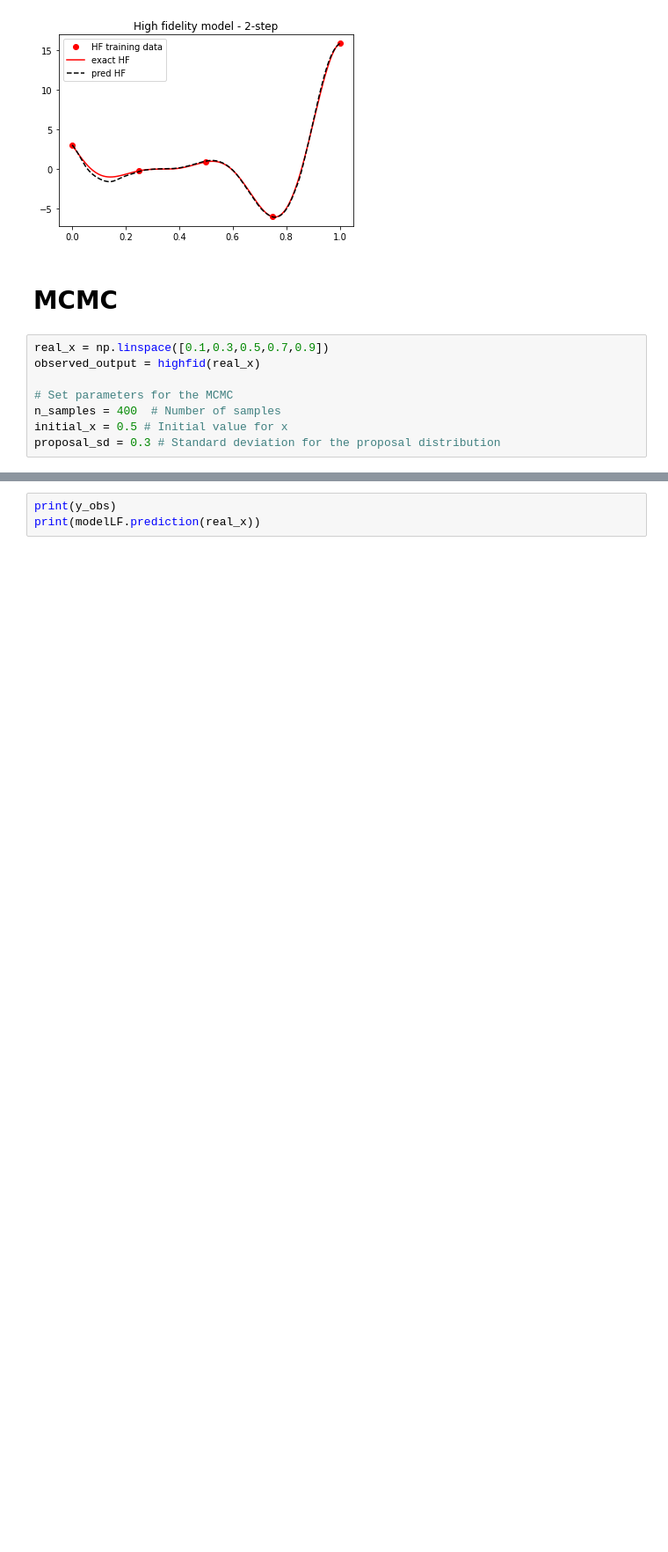
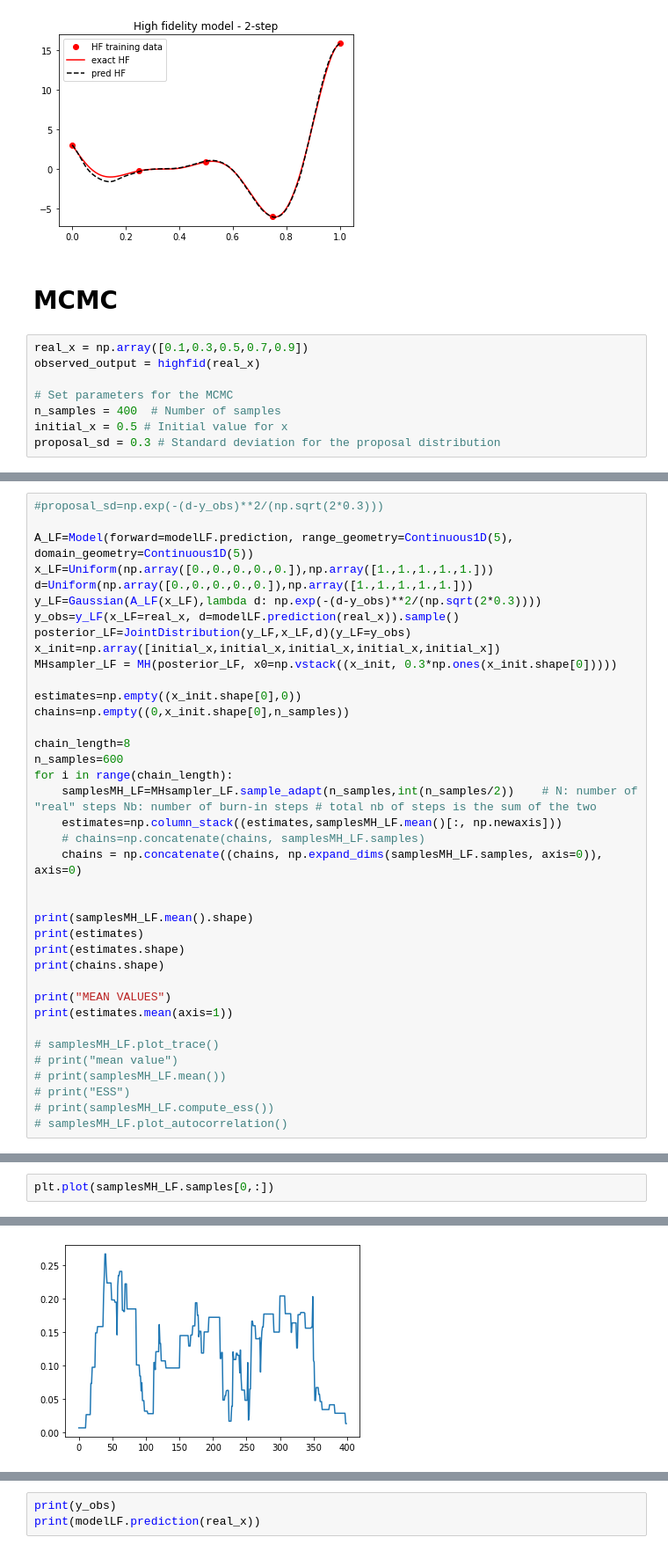
Before and after one commit to Jackmos/Multi-Fidelity-MCMC-methods, a Jupyter notebook: PACS_project2/1DBench_MCMC/Bench1D_2step_MCMC_definitivo.ipynb, the cells around one changed output, grey strips where cells are left out. Shown at 88% size. Cells and saved outputs as stored; diff of their text form; blank space fills up the shorter version.

```diff
--- a/PACS_project2/1DBench_MCMC/Bench1D_2step_MCMC_definitivo.ipynb
+++ b/PACS_project2/1DBench_MCMC/Bench1D_2step_MCMC_definitivo.ipynb
@@ -115,7 +117,7 @@ Text(0.5, 1.0, 'High fidelity model - 2-step')
 # %% [markdown]
 # MCMC
 # %%
-real_x = np.linspace([0.1,0.3,0.5,0.7,0.9])
+real_x = np.array([0.1,0.3,0.5,0.7,0.9])
 observed_output = highfid(real_x)
 
 # Set parameters for the MCMC
@@ -160,0 +181,38 @@ array([[<AxesSubplot:title={'center':'v0'}>,
+# %%
+#proposal_sd=np.exp(-(d-y_obs)**2/(np.sqrt(2*0.3)))
+
+A_LF=Model(forward=modelLF.prediction, range_geometry=Continuous1D(5), domain_geometry=Continuous1D(5))
+x_LF=Uniform(np.array([0.,0.,0.,0.,0.]),np.array([1.,1.,1.,1.,1.]))
+d=Uniform(np.array([0.,0.,0.,0.,0.]),np.array([1.,1.,1.,1.,1.]))
+y_LF=Gaussian(A_LF(x_LF),lambda d: np.exp(-(d-y_obs)**2/(np.sqrt(2*0.3))))
+y_obs=y_LF(x_LF=real_x, d=modelLF.prediction(real_x)).sample()
+posterior_LF=JointDistribution(y_LF,x_LF,d)(y_LF=y_obs)
+x_init=np.array([initial_x,initial_x,initial_x,initial_x,initial_x])
+MHsampler_LF = MH(posterior_LF, x0=np.vstack((x_init, 0.3*np.ones(x_init.shape[0]))))
+
+estimates=np.empty((x_init.shape[0],0))
+chains=np.empty((0,x_init.shape[0],n_samples))
+
+chain_length=8
+n_samples=600
+for i in range(chain_length):
+    samplesMH_LF=MHsampler_LF.sample_adapt(n_samples,int(n_samples/2))    # N: number of "real" steps Nb: number of burn-in steps # total nb of steps is the sum of the two
+    estimates=np.column_stack((estimates,samplesMH_LF.mean()[:, np.newaxis]))
+    # chains=np.concatenate(chains, samplesMH_LF.samples)
+    chains = np.concatenate((chains, np.expand_dims(samplesMH_LF.samples, axis=0)), axis=0)
+
+
+print(samplesMH_LF.mean().shape)
+print(estimates)
+print(estimates.shape)
+print(chains.shape)
+
+print("MEAN VALUES")
+print(estimates.mean(axis=1))
+
+# samplesMH_LF.plot_trace()
+# print("mean value")
+# print(samplesMH_LF.mean())
+# print("ESS")
+# print(samplesMH_LF.compute_ess())
+# samplesMH_LF.plot_autocorrelation()
@@ -160,0 +249,3 @@ array([[<AxesSubplot:title={'center':'v0'}>,
+# %%
+plt.plot(samplesMH_LF.samples[0,:])
+# %% [output]
@@ -160,0 +253 @@ array([[<AxesSubplot:title={'center':'v0'}>,
+[figure, added]
```
Also changed, not shown: parts of 12 cells of this notebook, 5 other files.
